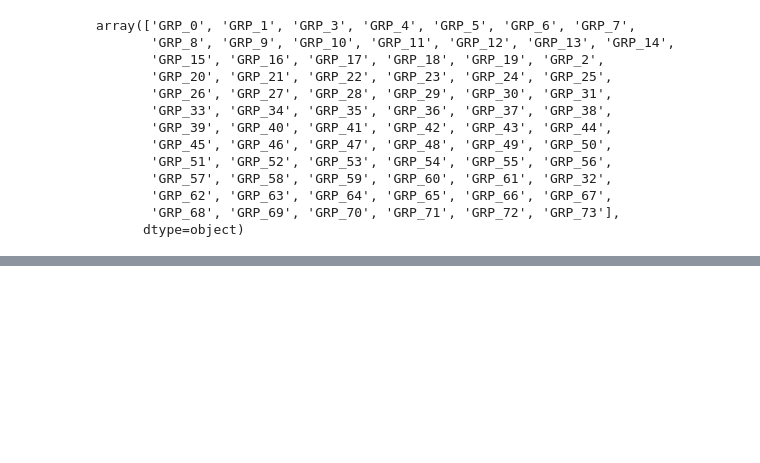
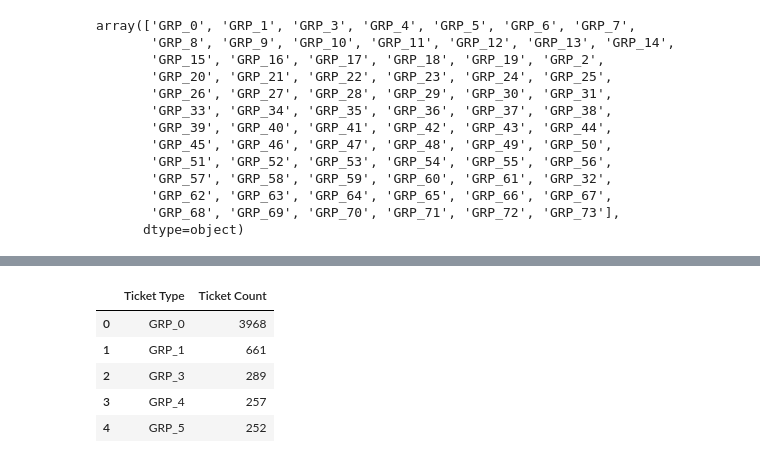
Before and after one commit to 0xkinley/PGP_AIML_CapstoneProject, a Jupyter notebook: EDA and Preprocessing - Notebook.ipynb, the cells around one changed output, grey strips where cells are left out. Saved outputs shown, nothing was run; the diff lists cells and outputs as text; code cells hidden in the pictures; blank space fills up the shorter version.

```diff
--- a/EDA and Preprocessing - Notebook.ipynb
+++ b/EDA and Preprocessing - Notebook.ipynb
@@ -85,0 +99,9 @@ array(['GRP_0', 'GRP_1', 'GRP_3', 'GRP_4', 'GRP_5', 'GRP_6', 'GRP_7',
+# %%
+ticket_count.head()
+# %% [output]
+|  | Ticket Type | Ticket Count |
+| 0 | GRP_0 | 3968 |
+| 1 | GRP_1 | 661 |
+| 2 | GRP_3 | 289 |
+| 3 | GRP_4 | 257 |
+| 4 | GRP_5 | 252 |
```
Also changed, not shown: parts of 5 cells of this notebook.
